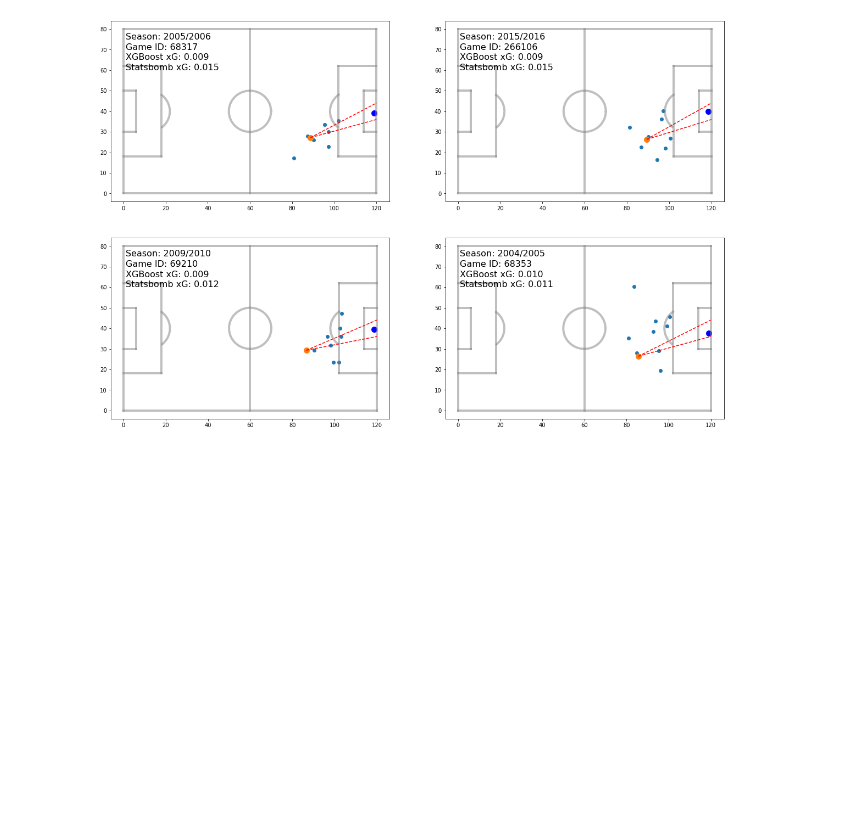
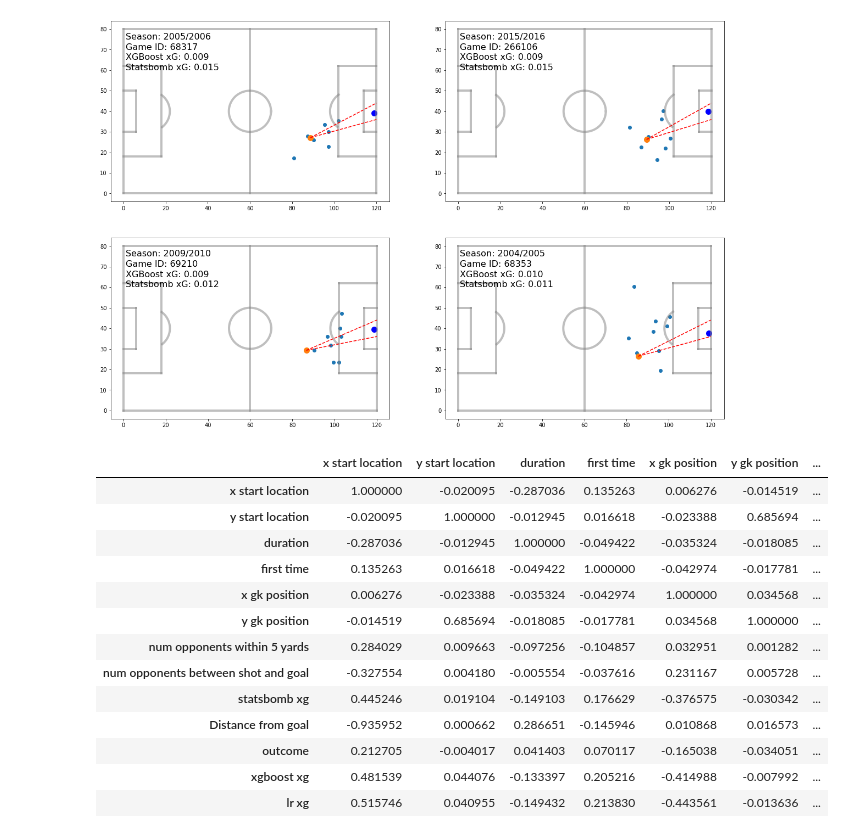
Before and after one commit to RobBlumberg/xg_model, a Jupyter notebook: src/xg_model.ipynb, the cells around one changed output. Drawn from its saved outputs; the diff is of its cells as text; code cells hidden in the pictures; blank space fills up the shorter version.

```diff
--- a/src/xg_model.ipynb
+++ b/src/xg_model.ipynb
@@ -998,3 +998,20 @@ for i in range(4):
     num+=1
 # %% [output]
 [figure]
+# %%
+shot_test_set_results.corr()
+# %% [output]
+|  | x start location | y start location | duration | first time | x gk position | y gk position | ... |
+| x start location | 1.000000 | -0.020095 | -0.287036 | 0.135263 | 0.006276 | -0.014519 | ... |
+| y start location | -0.020095 | 1.000000 | -0.012945 | 0.016618 | -0.023388 | 0.685694 | ... |
+| duration | -0.287036 | -0.012945 | 1.000000 | -0.049422 | -0.035324 | -0.018085 | ... |
+| first time | 0.135263 | 0.016618 | -0.049422 | 1.000000 | -0.042974 | -0.017781 | ... |
+| x gk position | 0.006276 | -0.023388 | -0.035324 | -0.042974 | 1.000000 | 0.034568 | ... |
+| y gk position | -0.014519 | 0.685694 | -0.018085 | -0.017781 | 0.034568 | 1.000000 | ... |
+| num opponents within 5 yards | 0.284029 | 0.009663 | -0.097256 | -0.104857 | 0.032951 | 0.001282 | ... |
+| num opponents between shot and goal | -0.327554 | 0.004180 | -0.005554 | -0.037616 | 0.231167 | 0.005728 | ... |
+| statsbomb xg | 0.445246 | 0.019104 | -0.149103 | 0.176629 | -0.376575 | -0.030342 | ... |
+| Distance from goal | -0.935952 | 0.000662 | 0.286651 | -0.145946 | 0.010868 | 0.016573 | ... |
+| outcome | 0.212705 | -0.004017 | 0.041403 | 0.070117 | -0.165038 | -0.034051 | ... |
+| xgboost xg | 0.481539 | 0.044076 | -0.133397 | 0.205216 | -0.414988 | -0.007992 | ... |
+| lr xg | 0.515746 | 0.040955 | -0.149432 | 0.213830 | -0.443561 | -0.013636 | ... |
```
